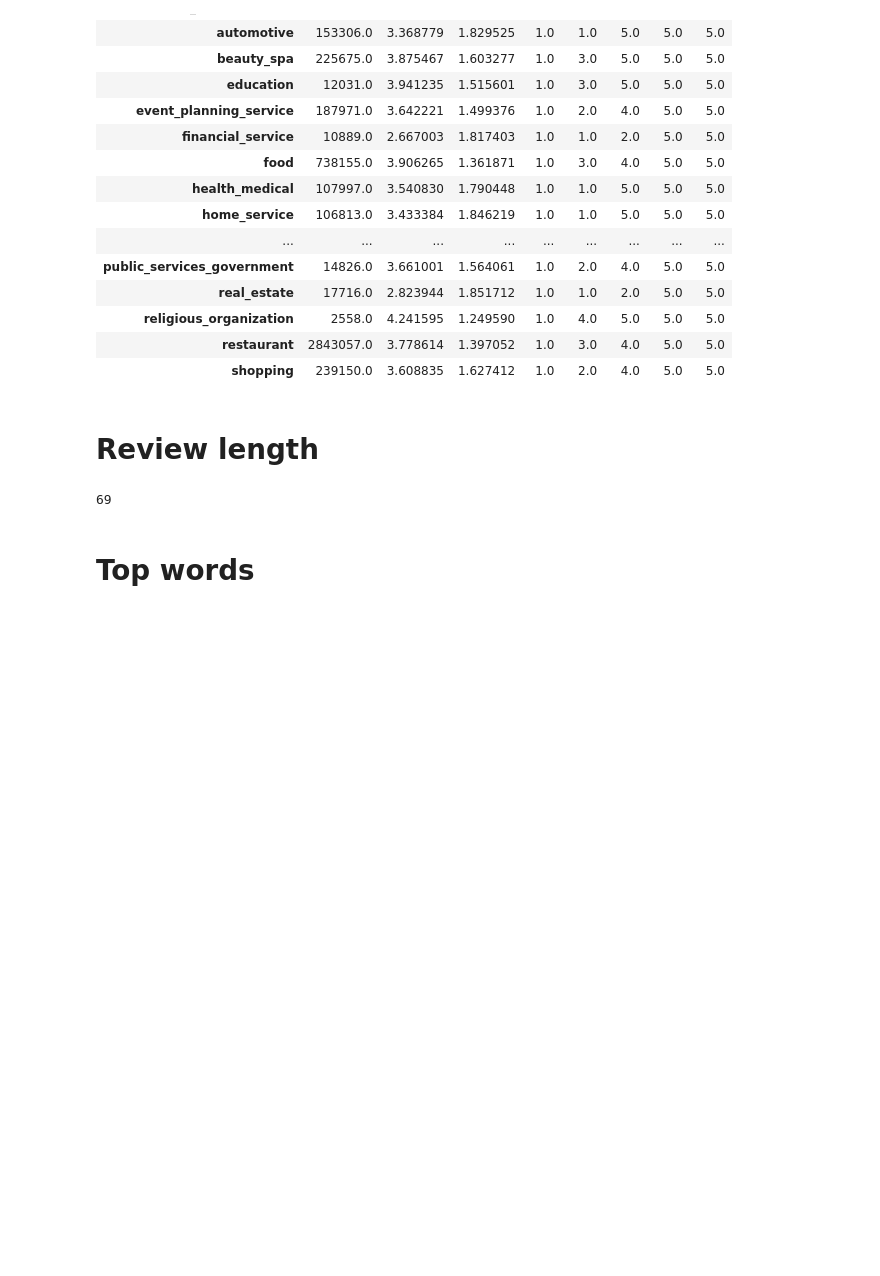
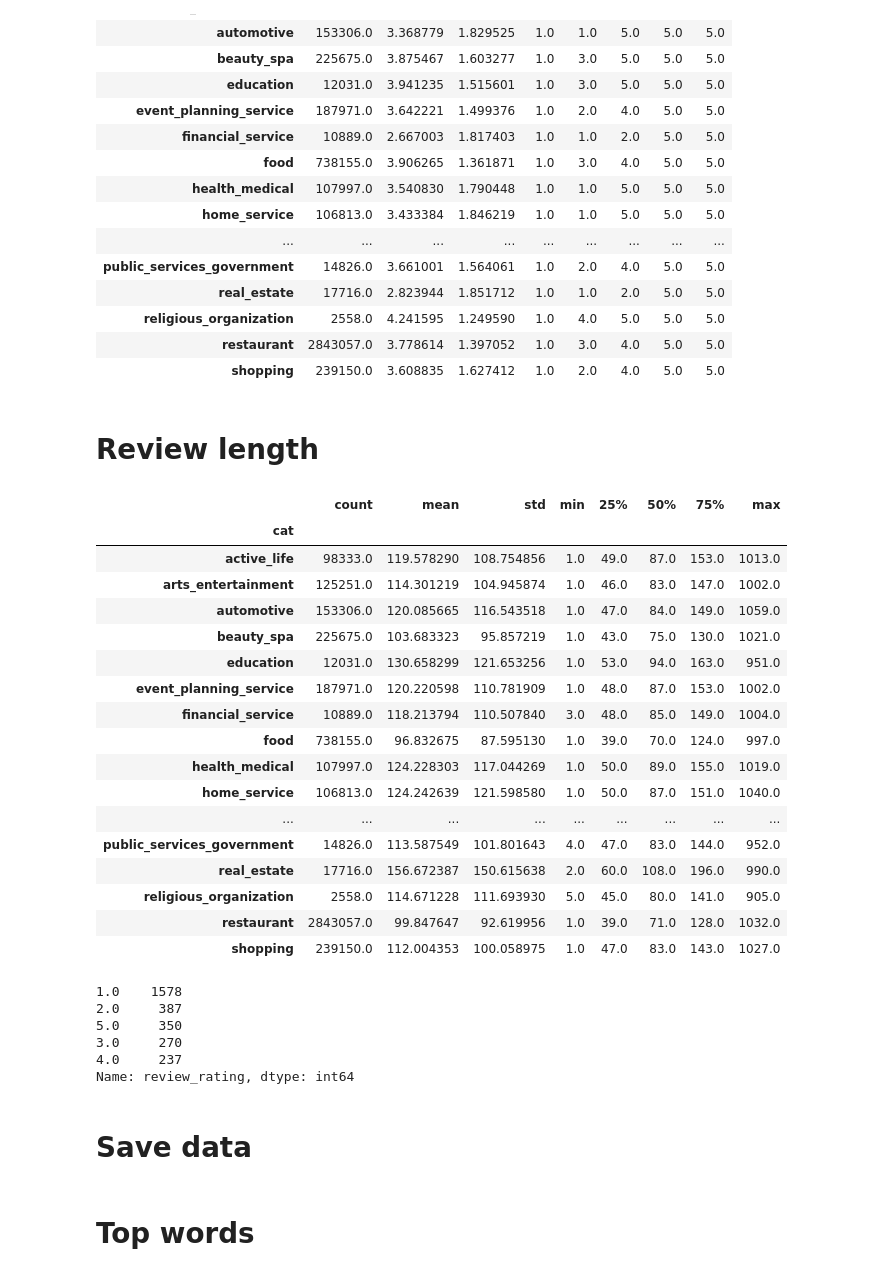
Before and after one commit to chav-ngvyen/Yelp_NLP, a Jupyter notebook: yelp_eda.ipynb, the cells around one changed output. Drawn from its saved outputs; the diff is of its cells as text; code cells hidden in the pictures; blank space fills up the shorter version.

```diff
--- a/yelp_eda.ipynb
+++ b/yelp_eda.ipynb
@@ -225,9 +204,39 @@ train.groupby("cat")['stars_x'].describe()
 # %% [markdown]
 # Review length
-# %%
-len(train.text[917354].split())
-# %% [output]
-69
+# %%
+train['text_len'] = train.text.apply(lambda x: review_len(x))
+# %%
+train.groupby('cat')['text_len'].describe()
+# %% [output]
+|  | count | mean | std | min | 25% | 50% | 75% | max |
+| cat |  |  |  |  |  |  |  |  |
+| active_life | 98333.0 | 119.578290 | 108.754856 | 1.0 | 49.0 | 87.0 | 153.0 | 1013.0 |
+| arts_entertainment | 125251.0 | 114.301219 | 104.945874 | 1.0 | 46.0 | 83.0 | 147.0 | 1002.0 |
+| automotive | 153306.0 | 120.085665 | 116.543518 | 1.0 | 47.0 | 84.0 | 149.0 | 1059.0 |
+| beauty_spa | 225675.0 | 103.683323 | 95.857219 | 1.0 | 43.0 | 75.0 | 130.0 | 1021.0 |
+| education | 12031.0 | 130.658299 | 121.653256 | 1.0 | 53.0 | 94.0 | 163.0 | 951.0 |
+| event_planning_service | 187971.0 | 120.220598 | 110.781909 | 1.0 | 48.0 | 87.0 | 153.0 | 1002.0 |
+| financial_service | 10889.0 | 118.213794 | 110.507840 | 3.0 | 48.0 | 85.0 | 149.0 | 1004.0 |
+| food | 738155.0 | 96.832675 | 87.595130 | 1.0 | 39.0 | 70.0 | 124.0 | 997.0 |
+| health_medical | 107997.0 | 124.228303 | 117.044269 | 1.0 | 50.0 | 89.0 | 155.0 | 1019.0 |
+| home_service | 106813.0 | 124.242639 | 121.598580 | 1.0 | 50.0 | 87.0 | 151.0 | 1040.0 |
+| ... | ... | ... | ... | ... | ... | ... | ... | ... |
+| public_services_government | 14826.0 | 113.587549 | 101.801643 | 4.0 | 47.0 | 83.0 | 144.0 | 952.0 |
+| real_estate | 17716.0 | 156.672387 | 150.615638 | 2.0 | 60.0 | 108.0 | 196.0 | 990.0 |
+| religious_organization | 2558.0 | 114.671228 | 111.693930 | 5.0 | 45.0 | 80.0 | 141.0 | 905.0 |
+| restaurant | 2843057.0 | 99.847647 | 92.619956 | 1.0 | 39.0 | 71.0 | 128.0 | 1032.0 |
+| shopping | 239150.0 | 112.004353 | 100.058975 | 1.0 | 47.0 | 83.0 | 143.0 | 1027.0 |
+# %%
+train[train.text_len >= 900].review_rating.value_counts()
+# %% [output]
+1.0    1578
+2.0     387
+5.0     350
+3.0     270
+4.0     237
+Name: review_rating, dtype: int64
+# %% [markdown]
+# Save data
 # %%
 train.to_csv("./data/train.csv", index = False)
 val.to_csv("./data/val.csv", index = False)
```
Also changed, not shown: parts of 10 cells of this notebook, 2 other files.
